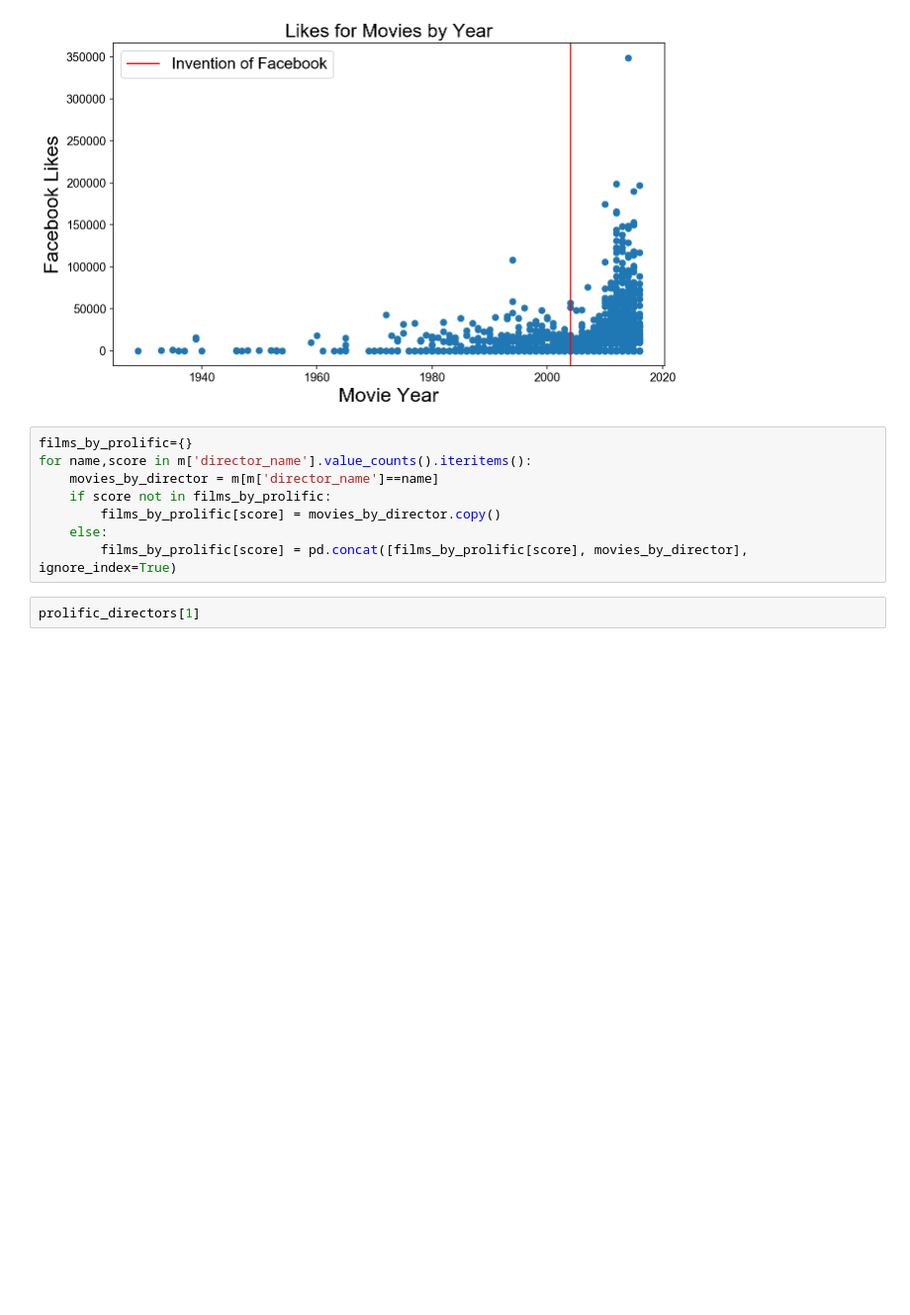
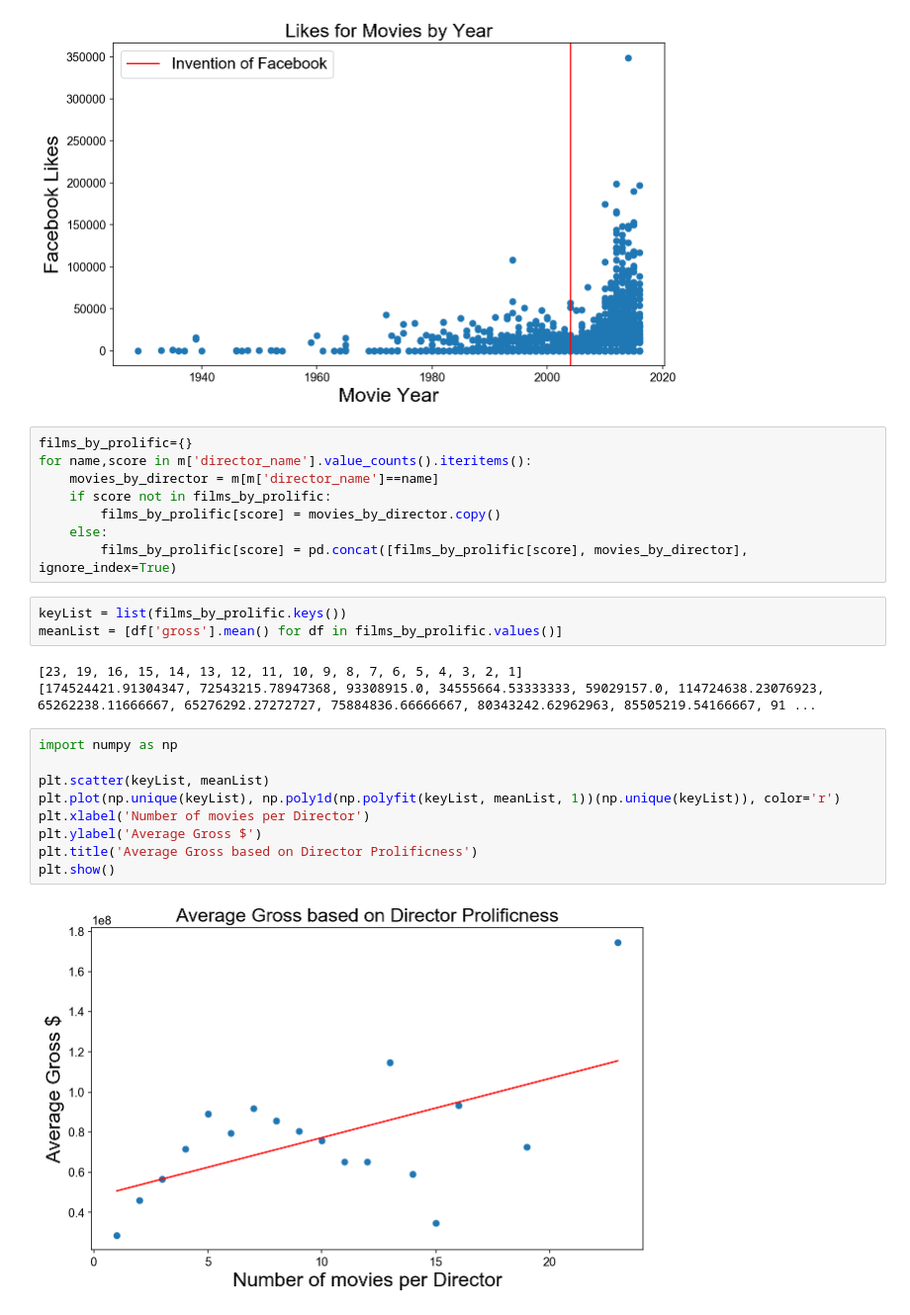
Before and after one commit to SMU-ML-2017/Project1, a Jupyter notebook: ML Lab 1.ipynb, the cells around one changed output. Shown at 99% size. Saved outputs shown, nothing was run; the diff lists cells and outputs as text; blank space fills up the shorter version.

```diff
--- a/ML Lab 1.ipynb
+++ b/ML Lab 1.ipynb
@@ -420,5 +332,20 @@ for name,score in m['director_name'].value_counts().iteritems():
         films_by_prolific[score] = movies_by_director.copy()
     else:
         films_by_prolific[score] = pd.concat([films_by_prolific[score], movies_by_director], ignore_index=True)
-# %%
-prolific_directors[1]
+# %%
+keyList = list(films_by_prolific.keys())
+meanList = [df['gross'].mean() for df in films_by_prolific.values()]
+# %% [output]
+[23, 19, 16, 15, 14, 13, 12, 11, 10, 9, 8, 7, 6, 5, 4, 3, 2, 1]
+[174524421.91304347, 72543215.78947368, 93308915.0, 34555664.53333333, 59029157.0, 114724638.23076923, 65262238.11666667, 65276292.27272727, 75884836.66666667, 80343242.62962963, 85505219.54166667, 91 ...
+# %%
+import numpy as np
+
+plt.scatter(keyList, meanList)
+plt.plot(np.unique(keyList), np.poly1d(np.polyfit(keyList, meanList, 1))(np.unique(keyList)), color='r')
+plt.xlabel('Number of movies per Director')
+plt.ylabel('Average Gross $')
+plt.title('Average Gross based on Director Prolificness')
+plt.show()
+# %% [output]
+[figure, added]
```
Also changed, not shown: parts of 49 cells of this notebook.
